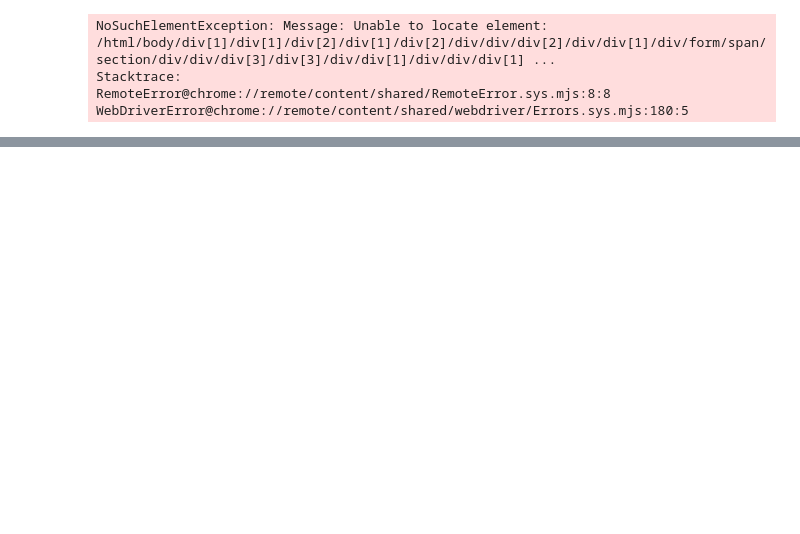
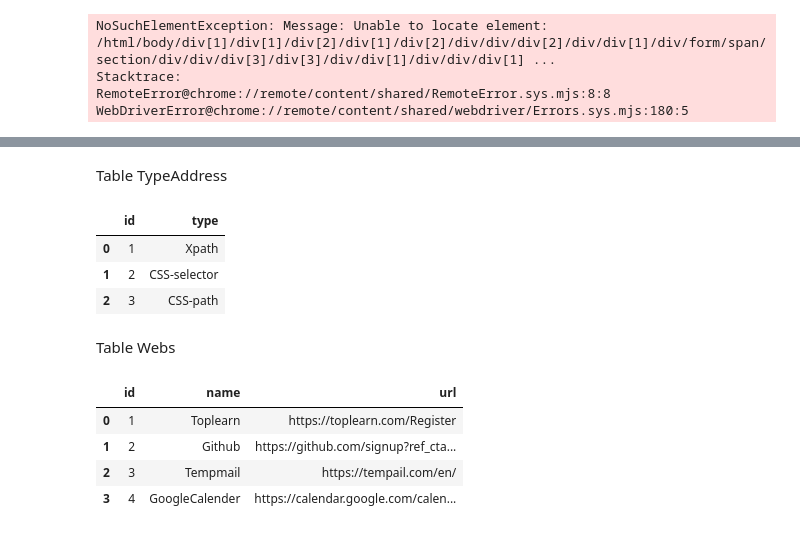
Before and after one commit to ngnma/Databas-Labratory, a Jupyter notebook: Untitled-1.ipynb, the cells around one changed output, grey strips where cells are left out. Saved outputs shown, nothing was run; the diff lists cells and outputs as text; code cells hidden in the pictures; blank space fills up the shorter version.

```diff
--- a/Untitled-1.ipynb
+++ b/Untitled-1.ipynb
@@ -530,0 +535,16 @@ driver.quit()
+# %% [markdown]
+Table TypeAddress
+# %%
+import pandas as pd
+mycursor.execute("INSERT INTO TypeAddress (type) VALUES (%s)", ['Xpath'])
+mycursor.execute("INSERT INTO TypeAddress (type) VALUES (%s)", ['CSS-selector'])
+mycursor.execute("INSERT INTO TypeAddress (type) VALUES (%s)", ['CSS-path'])
+mydb.commit()
+query = 'SELECT * FROM TypeAddress'
+df = pd.read_sql(query, mydb)
+df
+# %% [output]
+|  | id | type |
+| 0 | 1 | Xpath |
+| 1 | 2 | CSS-selector |
+| 2 | 3 | CSS-path |
@@ -530,0 +555,18 @@ driver.quit()
+# %% [markdown]
+Table Webs
+# %%
+
+mycursor.execute("INSERT INTO Webs (name,url) VALUES (%s,%s)", ['Toplearn','https://toplearn.com/Register'])
+mycursor.execute("INSERT INTO Webs (name,url) VALUES (%s,%s)", ['Github','https://github.com/signup?ref_cta=Sign+up&ref_loc=header+logged+out&ref_page=%2F&source=header-home'])
+mycursor.execute("INSERT INTO Webs (name,url) VALUES (%s,%s)", ['Tempmail','https://tempail.com/en/'])
+mycursor.execute("INSERT INTO Webs (name,url) VALUES (%s,%s)", ['GoogleCalender','https://calendar.google.com/calendar/'])
+mydb.commit()
+query = 'SELECT * FROM Webs'
+df = pd.read_sql(query, mydb)
+df
+# %% [output]
+|  | id | name | url |
+| 0 | 1 | Toplearn | https://toplearn.com/Register |
+| 1 | 2 | Github | https://github.com/signup?ref_cta... |
+| 2 | 3 | Tempmail | https://tempail.com/en/ |
+| 3 | 4 | GoogleCalender | https://calendar.google.com/calen... |
```
Also changed, not shown: parts of 9 cells of this notebook, 1 other file.
